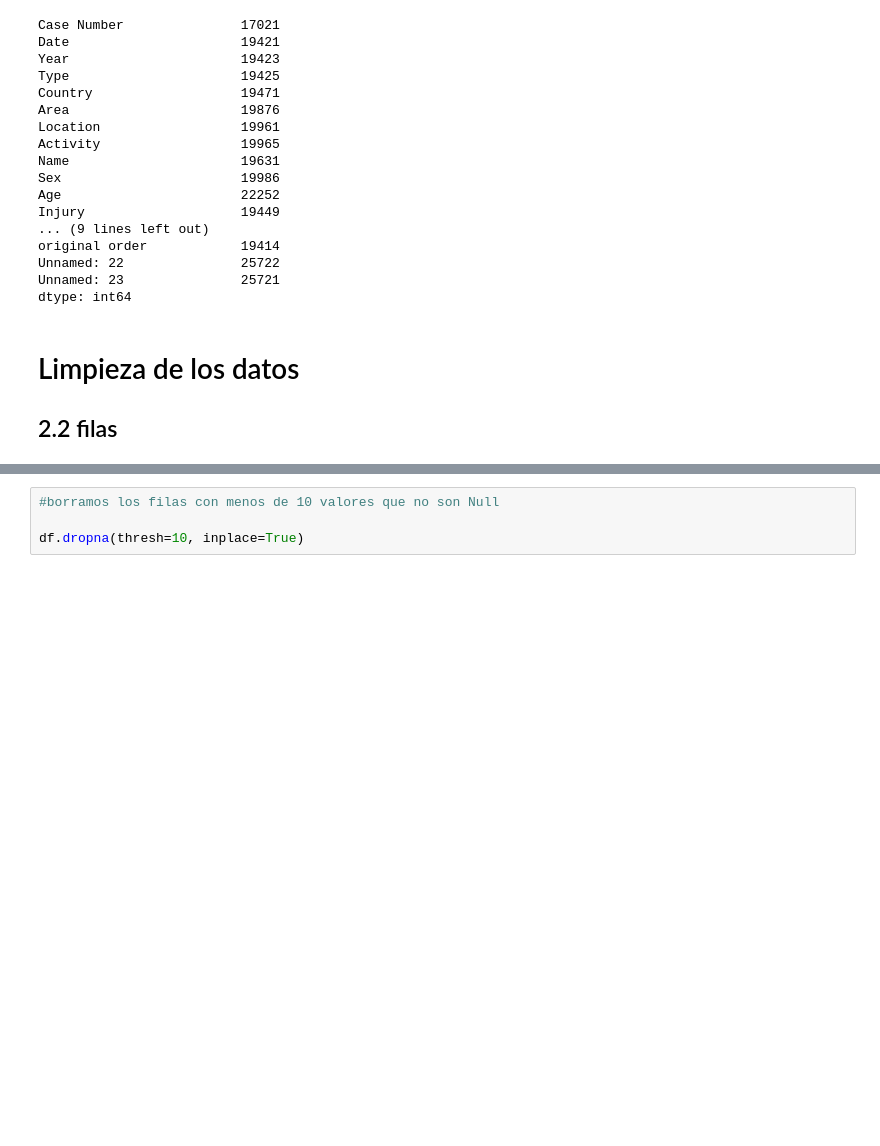
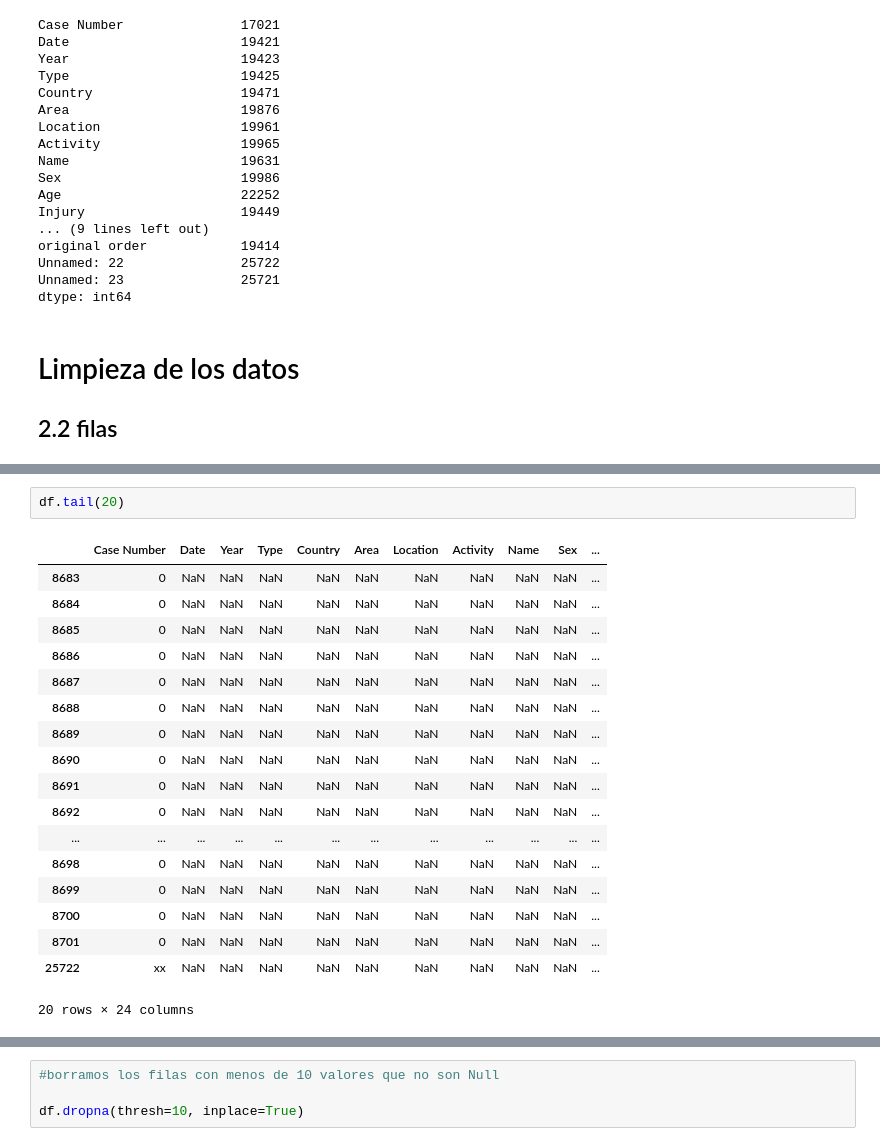
Before and after one commit to Humberthor/primer_proyecto_DAPT, a Jupyter notebook: codigo_proyecto/proyecto_main.ipynb, the cells around one changed output, grey strips where cells are left out. Drawn from its saved outputs; the diff is of its cells as text; blank space fills up the shorter version.

```diff
--- a/codigo_proyecto/proyecto_main.ipynb
+++ b/codigo_proyecto/proyecto_main.ipynb
@@ -62,0 +85,21 @@ df.dropna(subset=["Case Number"], inplace=True)
+# %%
+df.tail(20)
+# %% [output]
+|  | Case Number | Date | Year | Type | Country | Area | Location | Activity | Name | Sex | ... |
+| 8683 | 0 | NaN | NaN | NaN | NaN | NaN | NaN | NaN | NaN | NaN | ... |
+| 8684 | 0 | NaN | NaN | NaN | NaN | NaN | NaN | NaN | NaN | NaN | ... |
+| 8685 | 0 | NaN | NaN | NaN | NaN | NaN | NaN | NaN | NaN | NaN | ... |
+| 8686 | 0 | NaN | NaN | NaN | NaN | NaN | NaN | NaN | NaN | NaN | ... |
+| 8687 | 0 | NaN | NaN | NaN | NaN | NaN | NaN | NaN | NaN | NaN | ... |
+| 8688 | 0 | NaN | NaN | NaN | NaN | NaN | NaN | NaN | NaN | NaN | ... |
+| 8689 | 0 | NaN | NaN | NaN | NaN | NaN | NaN | NaN | NaN | NaN | ... |
+| 8690 | 0 | NaN | NaN | NaN | NaN | NaN | NaN | NaN | NaN | NaN | ... |
+| 8691 | 0 | NaN | NaN | NaN | NaN | NaN | NaN | NaN | NaN | NaN | ... |
+| 8692 | 0 | NaN | NaN | NaN | NaN | NaN | NaN | NaN | NaN | NaN | ... |
+| ... | ... | ... | ... | ... | ... | ... | ... | ... | ... | ... | ... |
+| 8698 | 0 | NaN | NaN | NaN | NaN | NaN | NaN | NaN | NaN | NaN | ... |
+| 8699 | 0 | NaN | NaN | NaN | NaN | NaN | NaN | NaN | NaN | NaN | ... |
+| 8700 | 0 | NaN | NaN | NaN | NaN | NaN | NaN | NaN | NaN | NaN | ... |
+| 8701 | 0 | NaN | NaN | NaN | NaN | NaN | NaN | NaN | NaN | NaN | ... |
+| 25722 | xx | NaN | NaN | NaN | NaN | NaN | NaN | NaN | NaN | NaN | ... |
+20 rows × 24 columns
```
Also changed, not shown: parts of 34 cells of this notebook, 2 other files.
